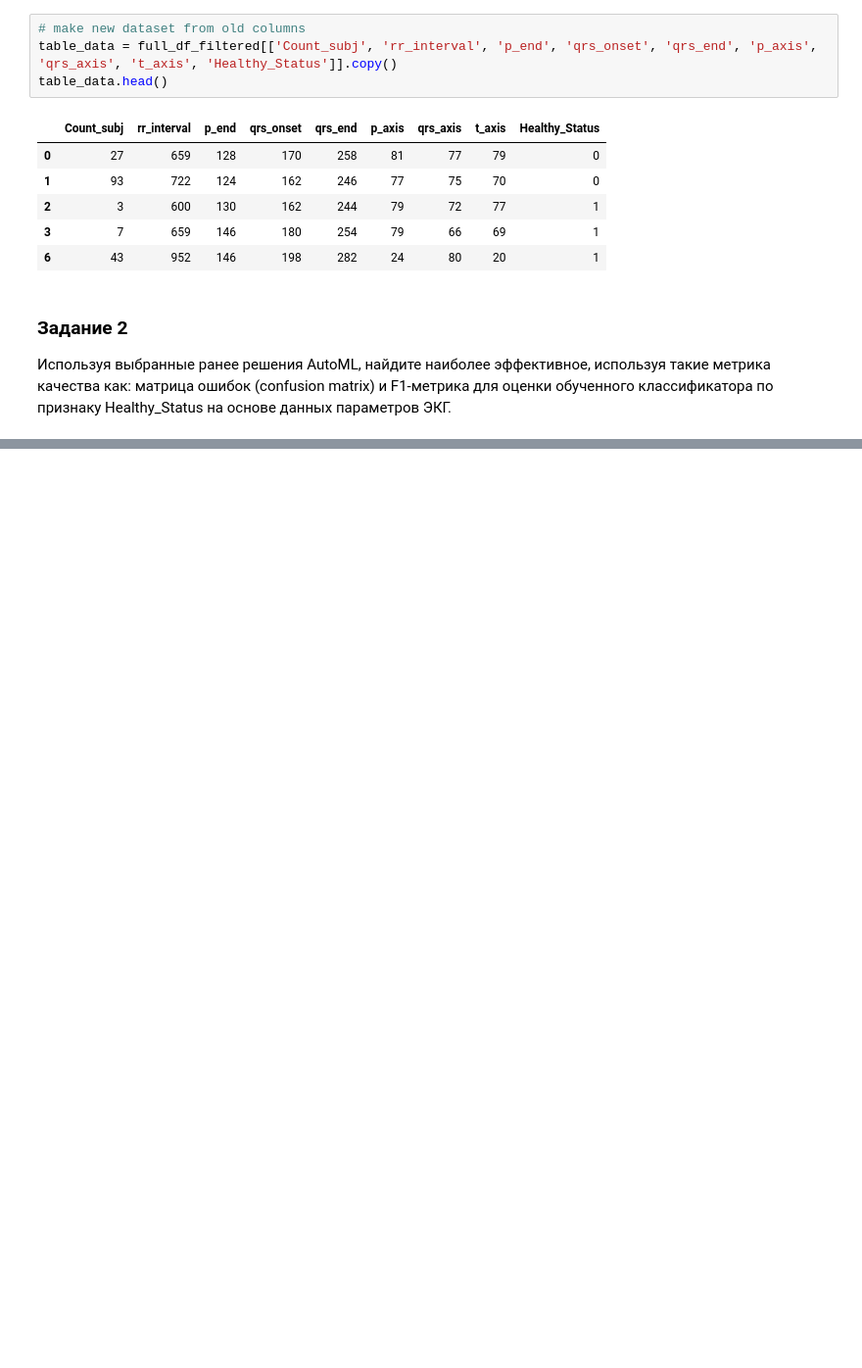
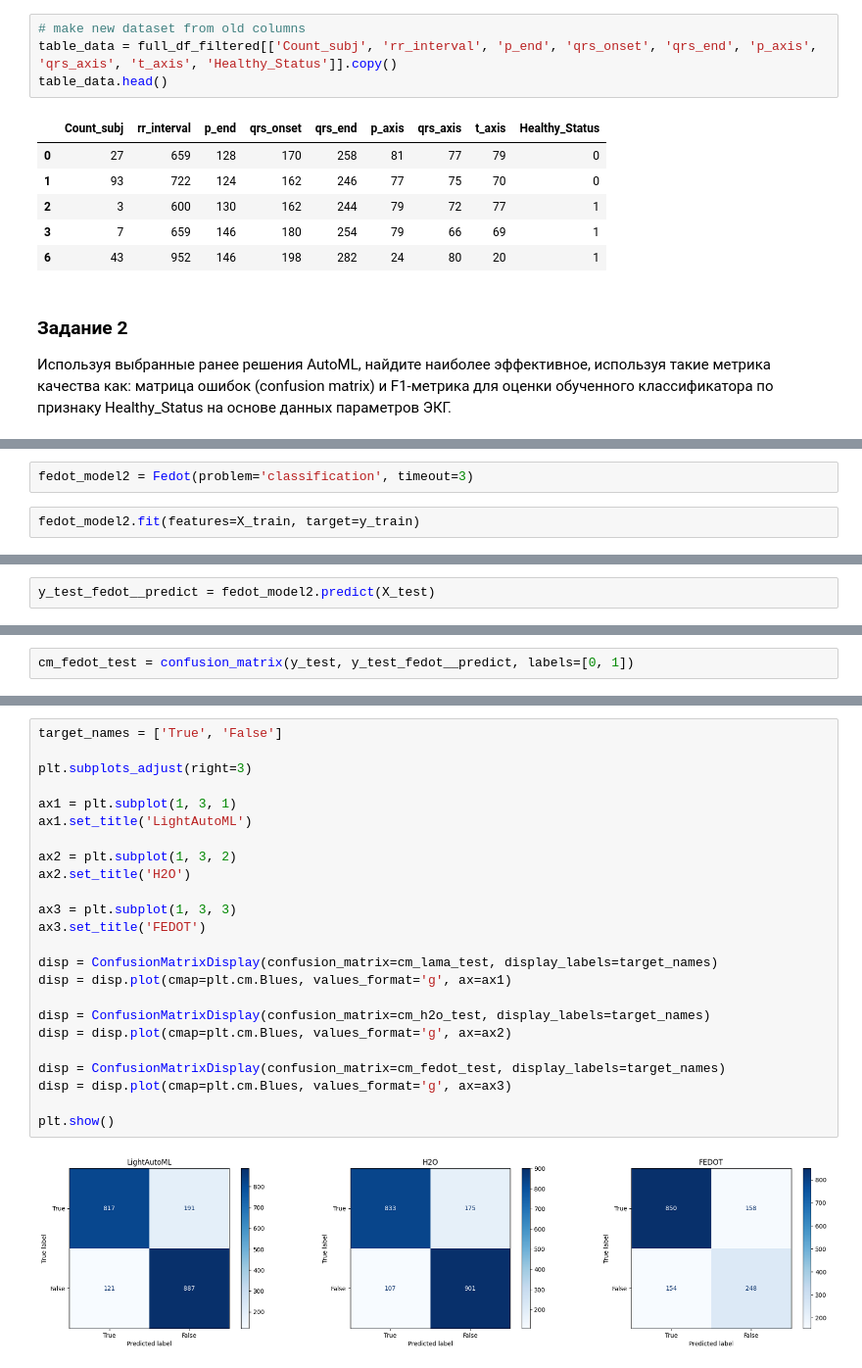
Before and after one commit to ShagMichail/Industrial-Analytics-Platforms, a Jupyter notebook: Task/Task_3.ipynb, the cells around one changed output, grey strips where cells are left out. Shown at 98% size. Saved outputs shown, nothing was run; the diff lists cells and outputs as text; blank space fills up the shorter version.

```diff
--- a/Task/Task_3.ipynb
+++ b/Task/Task_3.ipynb
@@ -558,0 +578,4 @@ Precision:  0.67
+# %%
+fedot_model2 = Fedot(problem='classification', timeout=3)
+# %%
+fedot_model2.fit(features=X_train, target=y_train)
@@ -558,0 +607,2 @@ Precision:  0.67
+# %%
+y_test_fedot__predict = fedot_model2.predict(X_test)
@@ -558,0 +611,2 @@ Precision:  0.67
+# %%
+cm_fedot_test = confusion_matrix(y_test, y_test_fedot__predict, labels=[0, 1])
@@ -558,0 +634,26 @@ Precision:  0.67
+# %%
+target_names = ['True', 'False']
+
+plt.subplots_adjust(right=3)
+
+ax1 = plt.subplot(1, 3, 1)
+ax1.set_title('LightAutoML')
+
+ax2 = plt.subplot(1, 3, 2)
+ax2.set_title('H2O')
+
+ax3 = plt.subplot(1, 3, 3)
+ax3.set_title('FEDOT')
+
+disp = ConfusionMatrixDisplay(confusion_matrix=cm_lama_test, display_labels=target_names)
+disp = disp.plot(cmap=plt.cm.Blues, values_format='g', ax=ax1)
+
+disp = ConfusionMatrixDisplay(confusion_matrix=cm_h2o_test, display_labels=target_names)
+disp = disp.plot(cmap=plt.cm.Blues, values_format='g', ax=ax2)
+
+disp = ConfusionMatrixDisplay(confusion_matrix=cm_fedot_test, display_labels=target_names)
+disp = disp.plot(cmap=plt.cm.Blues, values_format='g', ax=ax3)
+
+plt.show()
+# %% [output]
+[figure, added]
```
Also changed, not shown: parts of 103 cells of this notebook.
